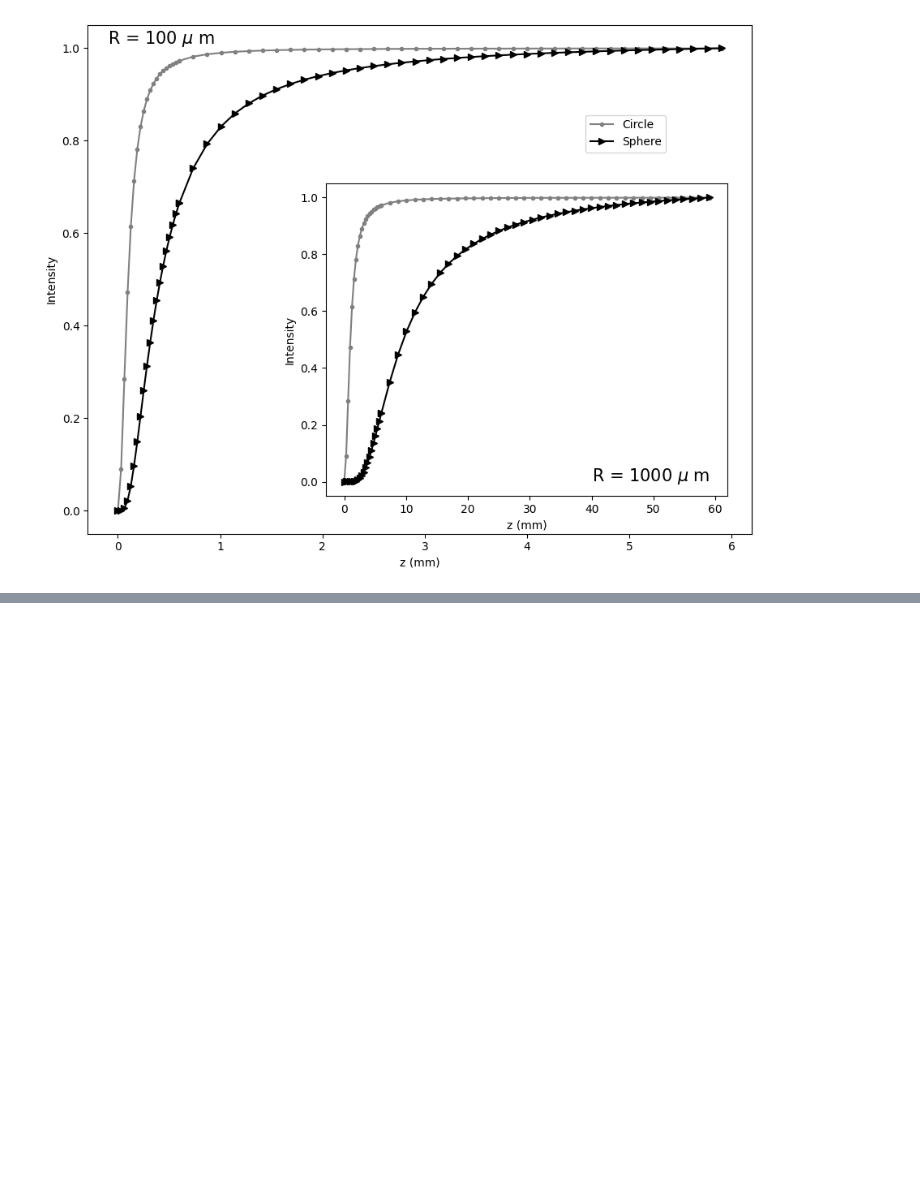
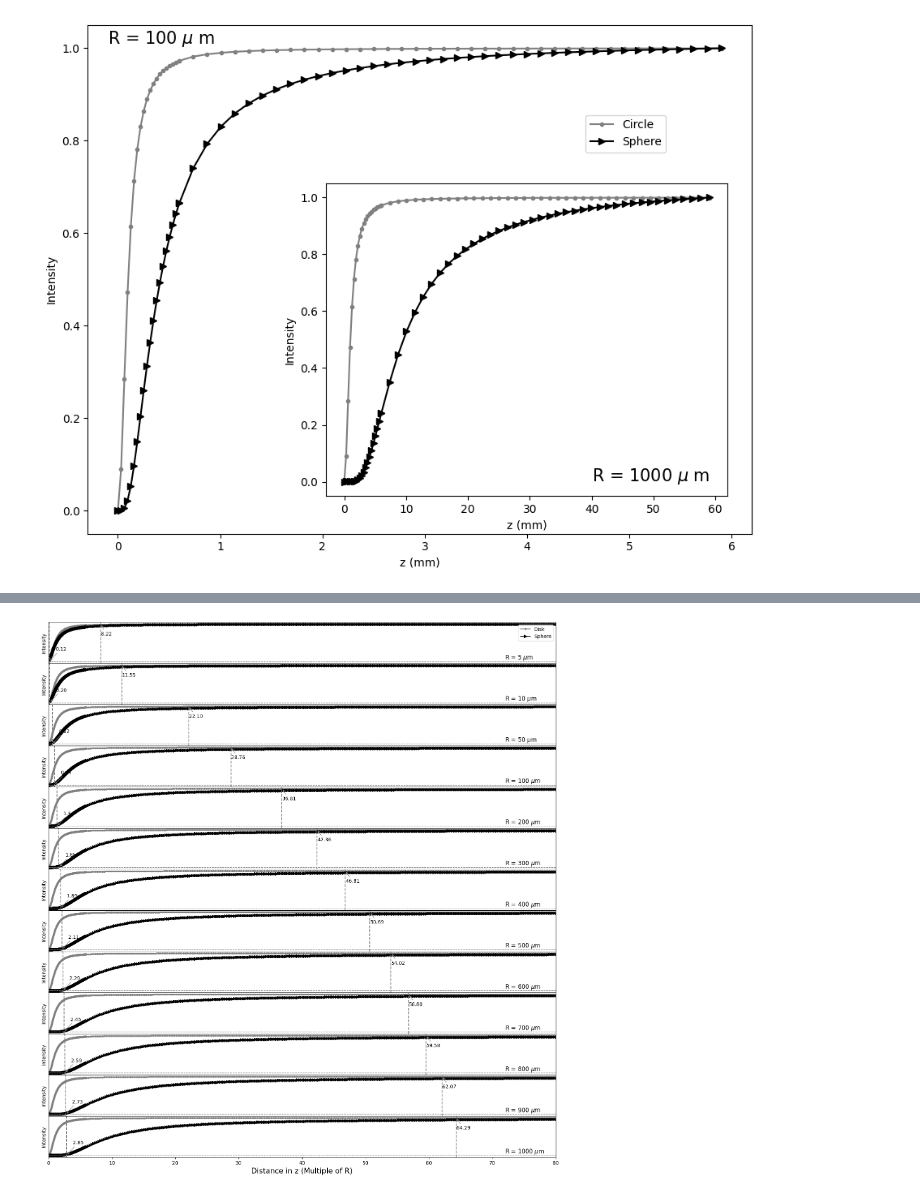
Before and after one commit to PassosSouza/MieBrightSpot, a Jupyter notebook: ComparaCirc-Esf.ipynb, the cells around one changed output, grey strips where cells are left out. Cells and saved outputs as stored; diff of their text form; code cells hidden in the pictures; blank space fills up the shorter version.

```diff
--- a/ComparaCirc-Esf.ipynb
+++ b/ComparaCirc-Esf.ipynb
@@ -548,0 +621,69 @@ plt.savefig('Comparar2.pdf',dpi=300)  # Display the plot
+# %%
+
+fig = plt.figure(figsize=(15, 16))
+
+gs = gridspec.GridSpec(len(R),1, hspace=0.0)
+
+
+I0z = []
+I1z = []
+axes = [fig.add_subplot(gs[i]) for i in range(len(R))]  # For reference if needed
+for i in range(len(R)):
+    ax = axes[i]
+
+    UU_ = np.abs(EE_[i][0] + np.exp(1j*k*zz_[i]))**2 + np.abs(EE_[i][1])**2 + np.abs(EE_[i][2])**2
+    zi = zz_[i] - R[i]
+    UU_norm = UU_ #/ np.max(UU_)
+
+    # Circle / disk approximation
+    ax.plot(zi/R[i], zi**2/(zi**2 + R[i]**2), '.-', color='gray', label='Disk')
+
+    # Sphere
+    ax.plot(zi/R[i], UU_norm, '>-', color='black', label='Sphere')
+    # Add horizontal line at first value of UU_ normalized
+    ax.axhline(y=UU_norm[0], color='gray', linestyle='--', linewidth=1)
+
+
+    # Find the index where UU_ reaches the plateau near 1
+    plateau_idx = np.where(UU_norm >= 0.95)[0][0]  # first index above 0.95
+    plateau_zR = zi[plateau_idx] / R[i]
+    I1z.append(zi[plateau_idx])
+
+    # Plot a vertical line at the plateau
+    ax.axvline(x=plateau_zR, color='gray', linestyle='--')
+
+    # Annotate the plateau
+    ax.annotate(f'{plateau_zR:.2f}', xy=(plateau_zR, 1), xytext=(plateau_zR+0.05, 0.7),
+                arrowprops=dict(arrowstyle='->', color='gray'), color='black')
+
+    # Find the index where UU_ leaves the zero
+    plateau_idx = np.where(UU_norm >= 0.02)[0][0]  # first index above 0.02
+    plateau_zR = zi[plateau_idx] / R[i]
+    I0z.append(zi[plateau_idx] )
+
+    # Plot a vertical line at the plateau
+    ax.axvline(x=plateau_zR, color='gray', linestyle='--')
+
+    # Annotate the plateau
+    ax.annotate(f'{plateau_zR:.2f}', xy=(plateau_zR, 0), xytext=(plateau_zR+1.0, 0.3),
+                arrowprops=dict(arrowstyle='->', color='gray'), color='black')
+
+
+
+    ax.annotate(f'R = {R[i]} $\mu$m', xy=(0.9, 0.1), xycoords='axes fraction', fontsize=12)
+    ax.set_ylabel('Intensity')
+    ax.set_yticks([])
+    if i <len(R)-1:
+        ax.set_xticks([])
+    ax.set_xlim(0,80)
+
+
+
+axes[-1].set_xlabel(r'Distance in z (Multiple of R)', fontsize=15)
+axes[0].legend(loc='upper right')
+
+plt.tight_layout()
+
+plt.savefig('CompararIzs.svg',dpi=300)  # Display the plot
+# %% [output]
+[figure, added]
```
Also changed, not shown: parts of 7 cells of this notebook.
